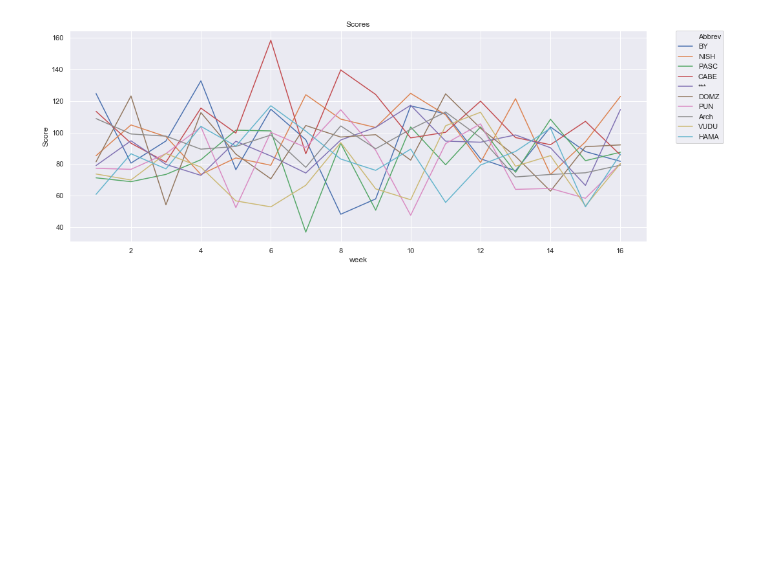
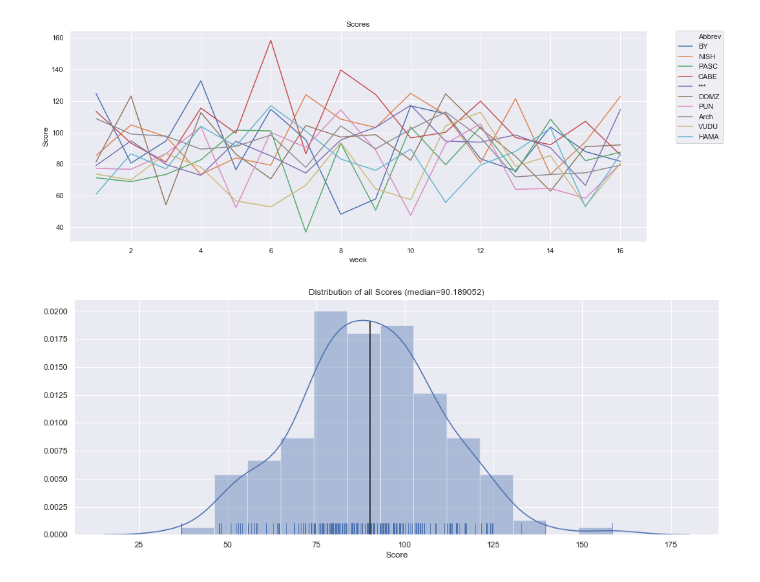
Before and after one commit to mixxen/pds_fantasy_football, a Jupyter notebook: analysis.ipynb, the cells around one changed output. Drawn from its saved outputs; the diff is of its cells as text; code cells hidden in the pictures; blank space fills up the shorter version.

```diff
--- a/analysis.ipynb
+++ b/analysis.ipynb
@@ -111,3 +111,22 @@ plt.legend(bbox_to_anchor=(1.05, 1), loc=2, borderaxespad=0.)
 plt.show()
 # %% [output]
 [figure]
+# %%
+import scipy
+import matplotlib.pyplot as plt
+
+fig, ax = plt.subplots(1,1, figsize=(16,6))
+p=sns.distplot(df['Score'], rug=True);
+
+x,y = p.get_lines()[0].get_data()
+cdf = scipy.integrate.cumtrapz(y, x, initial=0)
+nearest_05 = np.abs(cdf-0.5).argmin()
+x_median = x[nearest_05]
+y_median = y[nearest_05]
+
+ax.set_title('Distribution of all Scores (median=%f)' % x_median)
+plt.vlines(x_median, 0, y_median)
+
+plt.show()
+# %% [output]
+[figure, added]
```
Also changed, not shown: parts of 2 cells of this notebook.
